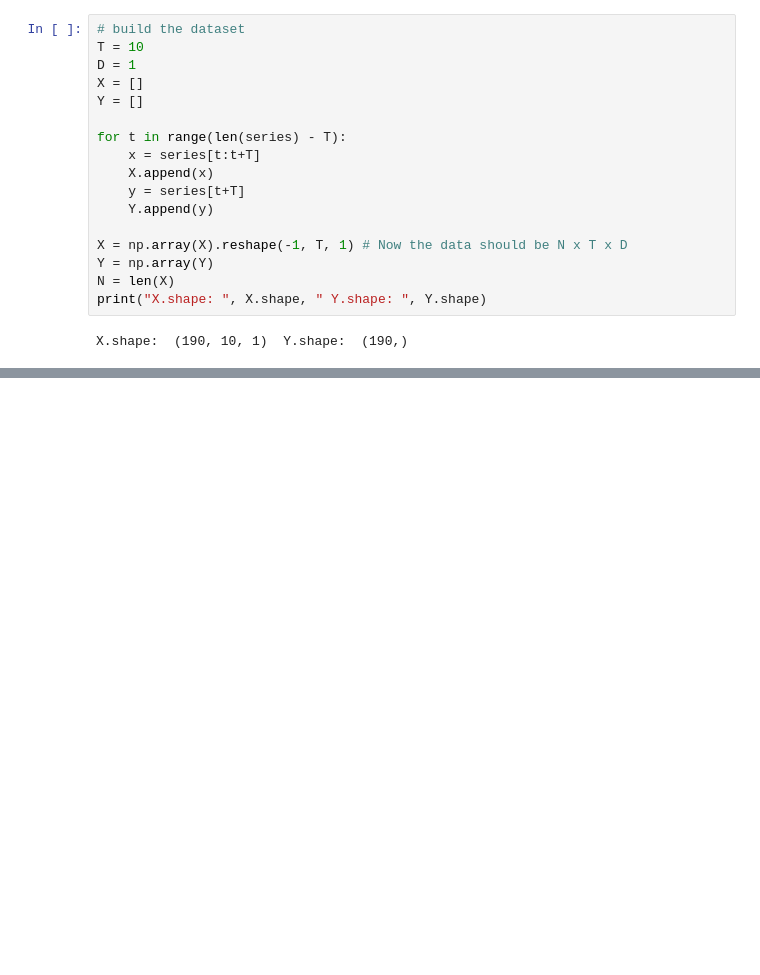
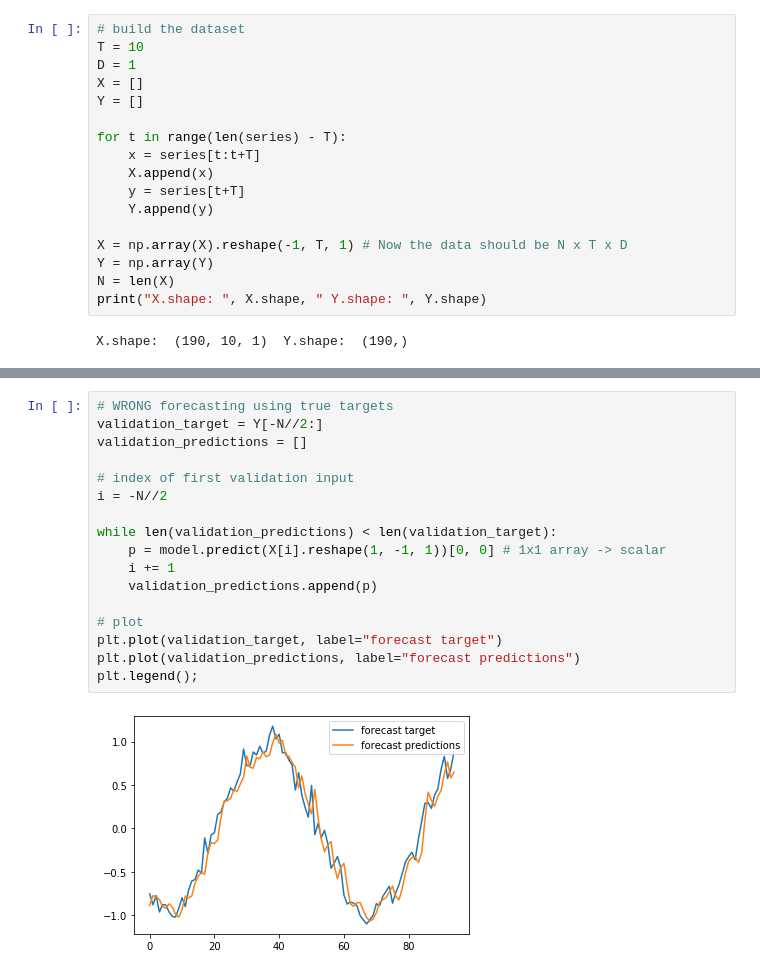
Before and after one commit to KarthikKothareddy/tf2, a Jupyter notebook: rnn_init.ipynb, the cells around one changed output, grey strips where cells are left out. Saved outputs shown, nothing was run; the diff lists cells and outputs as text; blank space fills up the shorter version.

```diff
--- a/rnn_init.ipynb
+++ b/rnn_init.ipynb
@@ -84,0 +87,19 @@ plt.legend();
+# %%
+# WRONG forecasting using true targets
+validation_target = Y[-N//2:]
+validation_predictions = []
+
+# index of first validation input
+i = -N//2
+
+while len(validation_predictions) < len(validation_target):
+    p = model.predict(X[i].reshape(1, -1, 1))[0, 0] # 1x1 array -> scalar
+    i += 1
+    validation_predictions.append(p)
+
+# plot
+plt.plot(validation_target, label="forecast target")
+plt.plot(validation_predictions, label="forecast predictions")
+plt.legend();
+# %% [output]
+[figure, added]
```
Also changed, not shown: parts of 5 cells of this notebook.
